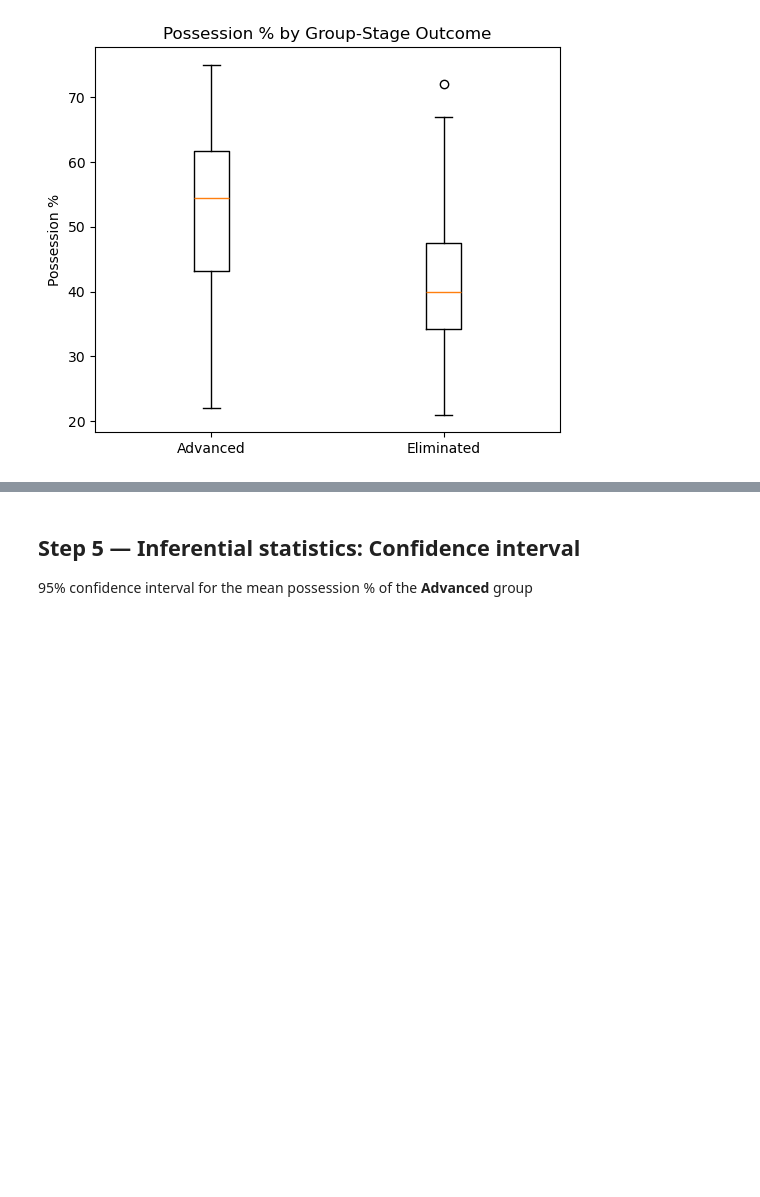
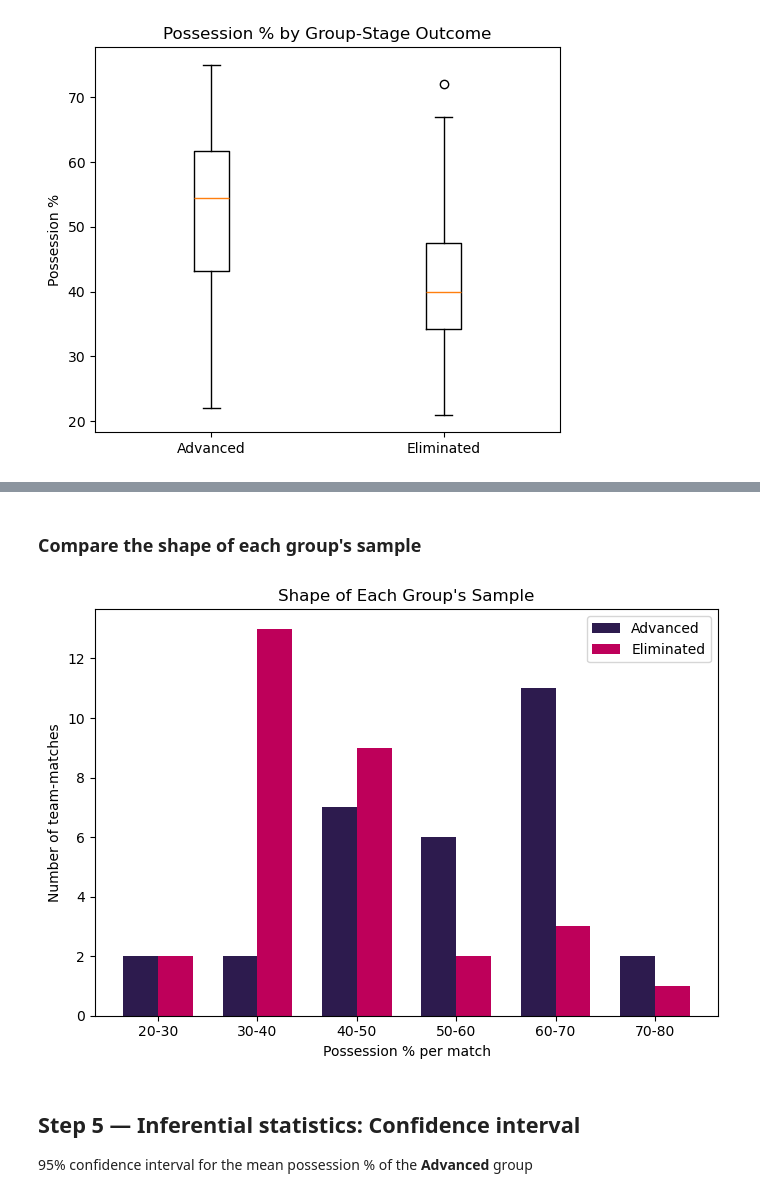
Before and after one commit to ashoktamang002/Foundation-of-Data-Science, a Jupyter notebook: Assessment 2 Solution/Analytic Task 1/Task1.ipynb, the cells around one changed output, grey strips where cells are left out. Saved outputs shown, nothing was run; the diff lists cells and outputs as text; code cells hidden in the pictures; blank space fills up the shorter version.

```diff
--- a/Assessment 2 Solution/Analytic Task 1/Task1.ipynb
+++ b/Assessment 2 Solution/Analytic Task 1/Task1.ipynb
@@ -169,3 +181,26 @@ plt.show()
+# %% [markdown]
+### Compare the shape of each group's sample
+# %%
+bins = [20, 30, 40, 50, 60, 70, 80]
+bin_labels = ["20-30", "30-40", "40-50", "50-60", "60-70", "70-80"]
+adv_counts, _ = np.histogram(adv_vals, bins=bins)
+elim_counts, _ = np.histogram(elim_vals, bins=bins)
+
+x = np.arange(len(bin_labels))
+width = 0.35
+fig, ax = plt.subplots(figsize=(7, 5))
+ax.bar(x - width / 2, adv_counts, width=width, label="Advanced", color="#2D1B4E")
+ax.bar(x + width / 2, elim_counts, width=width, label="Eliminated", color="#BE005A")
+ax.set_xticks(x)
+ax.set_xticklabels(bin_labels)
+ax.set_xlabel("Possession % per match")
+ax.set_ylabel("Number of team-matches")
+ax.set_title("Shape of Each Group's Sample")
+ax.legend()
+plt.tight_layout()
+plt.show()
+# %% [output]
+[figure, added]
 # %% [markdown]
 ## Step 5 — Inferential statistics: Confidence interval
 
```
Also changed, not shown: parts of 2 cells of this notebook.
